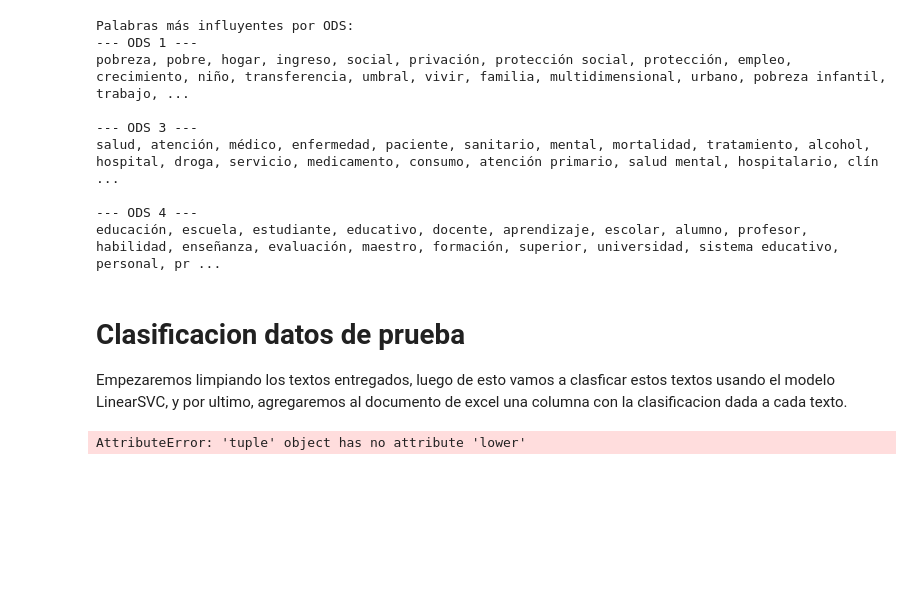
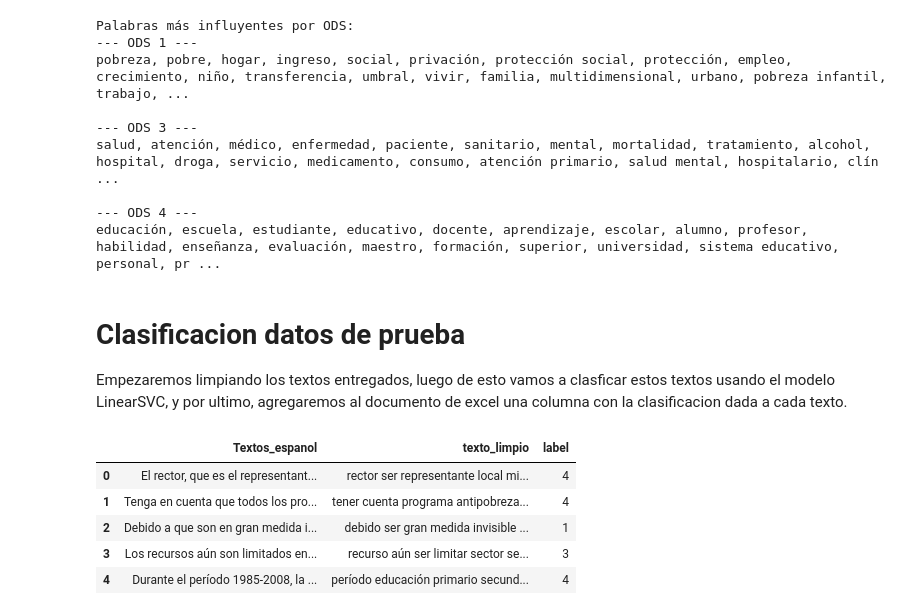
Before and after one commit to renegade93/BI-proyecto1-2025, a Jupyter notebook: Proyecto.ipynb, the cells around one changed output. Drawn from its saved outputs; the diff is of its cells as text; code cells hidden in the pictures; blank space fills up the shorter version.

```diff
--- a/Proyecto.ipynb
+++ b/Proyecto.ipynb
@@ -502,13 +502,18 @@ educación, escuela, estudiante, educativo, docente, aprendizaje, escolar, alumn
 Empezaremos limpiando los textos entregados, luego de esto vamos a clasficar estos textos usando el modelo LinearSVC, y por ultimo, agregaremos al documento de excel una columna con la clasificacion dada a cada texto.
 # %%
 df_prueba = pd.read_excel('data/Datos de prueba_proyecto.xlsx')
-df_prueba['texto_limpio'] = df_prueba['Textos_espanol'].apply(limpiar_texto)
+df_prueba['texto_limpio'] = df_prueba['Textos_espanol'].apply(lambda x: limpiar_texto(x)[0])
 X_prueba = vectorizer_ngram.transform(df_prueba['texto_limpio'])
 df_prueba['label'] = best_model.predict(X_prueba)
 df_prueba.drop(columns=['texto_limpio'], inplace=True)
 output_filename = 'data/predicciones_definitivas_grupo_16.xlsx'
 df_prueba.to_excel(output_filename, index=False)
 
 df_prueba.head()
 # %% [output]
-AttributeError: 'tuple' object has no attribute 'lower'
+|  | Textos_espanol | texto_limpio | label |
+| 0 | El rector, que es el representant... | rector ser representante local mi... | 4 |
+| 1 | Tenga en cuenta que todos los pro... | tener cuenta programa antipobreza... | 4 |
+| 2 | Debido a que son en gran medida i... | debido ser gran medida invisible ... | 1 |
+| 3 | Los recursos aún son limitados en... | recurso aún ser limitar sector se... | 3 |
+| 4 | Durante el período 1985-2008, la ... | período educación primario secund... | 4 |
```
Also changed, not shown: 1 other file.
